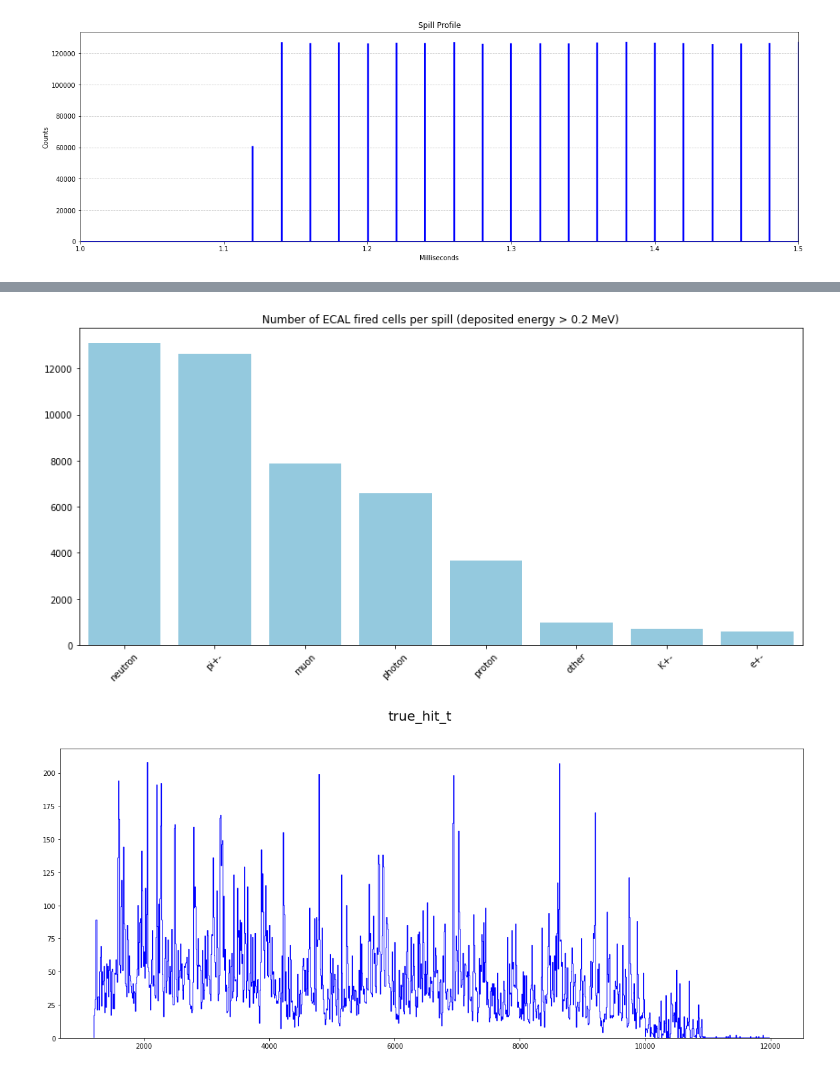
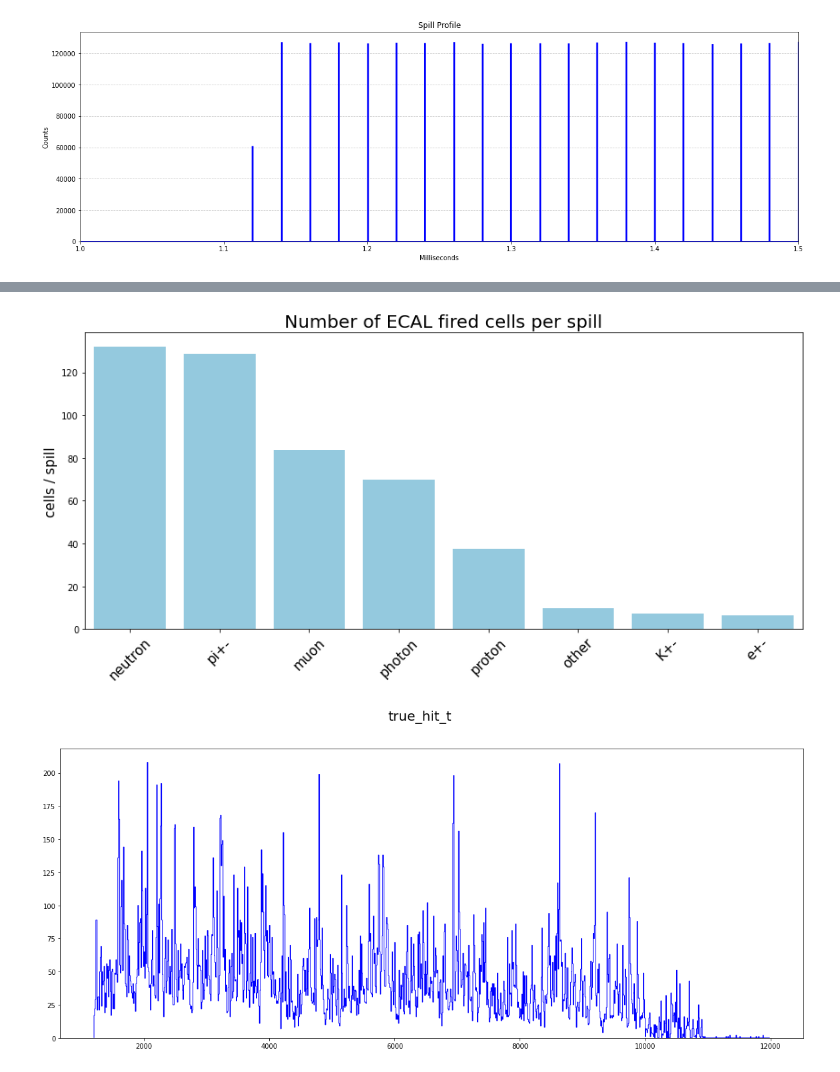
Before and after one commit to GianfrancoIngratta/SAND-PHYSICS, a Jupyter notebook: production_spill_reverse_volSAND/SAND_opt3_DRIFT1_reverse_volSAND/AnalyseSpillTrajectories.ipynb, the cells around one changed output, grey strips where cells are left out. Saved outputs shown, nothing was run; the diff lists cells and outputs as text; code cells hidden in the pictures.

```diff
--- a/production_spill_reverse_volSAND/SAND_opt3_DRIFT1_reverse_volSAND/AnalyseSpillTrajectories.ipynb
+++ b/production_spill_reverse_volSAND/SAND_opt3_DRIFT1_reverse_volSAND/AnalyseSpillTrajectories.ipynb
@@ -179,18 +186,22 @@ ecal_trajectories.dataframe
 # Supponiamo che il tuo DataFrame si chiami df
 
 # Raggruppa per 'spill' e 'particle_name' e conta le occorrenze
+total_nof_spills_simulated = 90
+
 counts = ecal_trajectories.dataframe.groupby(['spill', 'particle_name']).size().reset_index(name='count')
 
 total_counts = counts.groupby('particle_name')['count'].sum().reset_index()
 
-total_counts = total_counts.sort_values(by='count', ascending=False)
+total_counts["count_per_spill"] = total_counts['count'] / total_nof_spills_simulated
+
+total_counts = total_counts.sort_values(by='count_per_spill', ascending=False)
 
 plt.figure(figsize=(12, 6))
-sns.barplot(data=total_counts, x='particle_name', y='count', color='skyblue')
+sns.barplot(data=total_counts, x='particle_name', y='count_per_spill', color='skyblue')
 
-plt.title('Number of Tracks per spills with edep in ECAL (deposited energy > 0.2 MeV)')
+plt.title('Number of Tracks per spills with energy deposition (> 100 keV) in ECAL', fontsize = 20)
 plt.xlabel('')
-plt.ylabel('Total Number of Tracks')
-plt.xticks(rotation=45)
+plt.ylabel('Tracks / spill', fontsize = 15)
+plt.xticks(fontsize = 15, rotation = 45)
 plt.tight_layout()
 # %% [output]
@@ -247,4 +258,4 @@ cells_manager.DefineSample("cells_fired_by_on_trajectory", "track_id_pmt1_hit ==
 # %%
-cells_fired_by_on_trajectory = cells_manager.GetSample("cells_fired_by_on_trajectory")
+cells_fired_by_on_trajectory = cells_manager.GetSample("cells_fired_by_one_trajectory")
 cells_fired_by_on_trajectory.dataframe['track_pdg_pmt1_hit'] = pdg_to_particle_name(abs(cells_fired_by_on_trajectory.dataframe['track_pdg_pmt1_hit']))
 # %% [output]
@@ -272,20 +266,21 @@ See the caveats in the documentation: https://pandas.pydata.org/pandas-docs/stab
 # %%
 counts = cells_fired_by_on_trajectory.dataframe.groupby(['spill', 'track_pdg_pmt1_hit']).size().reset_index(name='count')
 
 total_counts = counts.groupby('track_pdg_pmt1_hit')['count'].sum().reset_index()
 
-total_counts = total_counts.sort_values(by='count', ascending=False)
+total_counts['count_per_spill'] = total_counts['count'] / total_nof_spills_simulated
+
+total_counts = total_counts.sort_values(by='count_per_spill', ascending=False)
 
 plt.figure(figsize=(12, 6))
-sns.barplot(data=total_counts, x='track_pdg_pmt1_hit', y='count', color='skyblue')
-
-plt.title('Number of ECAL fired cells per spill (deposited energy > 0.2 MeV)')
-plt.xlabel('')
-plt.ylabel('')
-plt.xticks(rotation=45)
+sns.barplot(data=total_counts, x='track_pdg_pmt1_hit', y='count_per_spill', color='skyblue')
+plt.xlabel("")
+plt.title('Number of ECAL fired cells per spill', fontsize = 20)
+plt.ylabel('cells / spill', fontsize = 15)
+plt.xticks(fontsize = 15, rotation=45)
 plt.tight_layout()
 # %% [output]
-[figure, old version]
+[figure, new version]
 # %%
 plotter = MultiPlotter(nrows=1, ncols=1, figsize=(20, 8), suptitle=r"true_hit_t")
 
```
Also changed, not shown: parts of 9 cells of this notebook, 7 other files.
